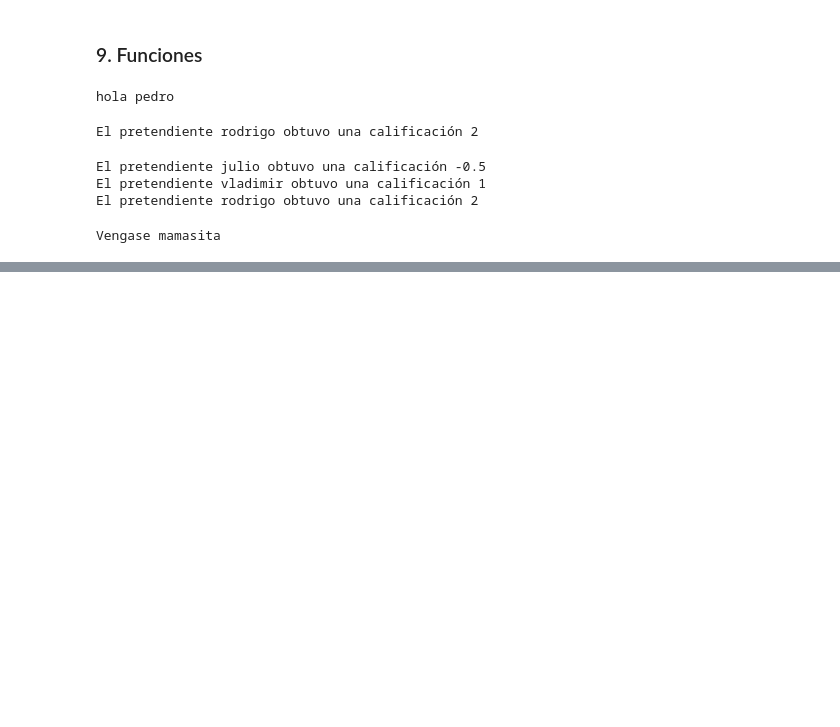
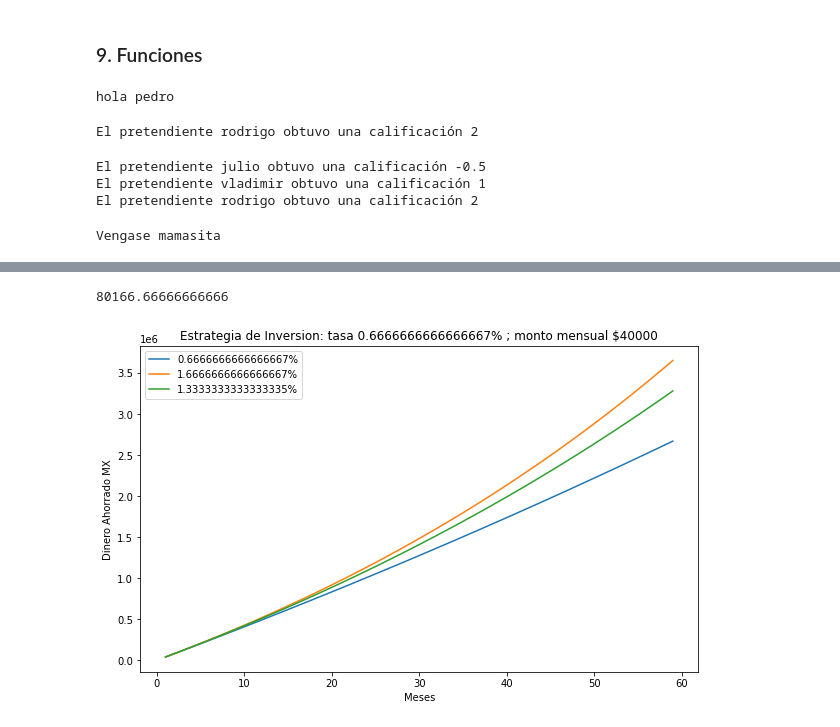
Before and after one commit to blankhall98/zero2hero-PythonCripto, a Jupyter notebook: Introducción a Python.ipynb, the cells around one changed output, grey strips where cells are left out. Cells and saved outputs as stored; diff of their text form; code cells hidden in the pictures; blank space fills up the shorter version.

```diff
--- a/Introducción a Python.ipynb
+++ b/Introducción a Python.ipynb
@@ -385,0 +449,55 @@ Vengase mamasita
+# %%
+tasa_mensual_cete = 0.08/12
+inflacion = .03/12
+ahorro_mensual = 1000
+
+# am = ahorro mensual
+# tmc = tasa mensual cete
+# inf = inflacion mensual promedio
+# t = tiempo
+
+def ahorroCete(am,tmc,inf,t):
+    ahorro = [0]
+    for i in range(t):
+        nv = ahorro[i]*(1+(tmc-inf)) + am
+        ahorro.append(nv)
+    return ahorro[-1]
+# %%
+ahorroCete(ahorro_mensual,tasa_mensual_cete,inflacion,2)
+# %% [output]
+80166.66666666666
+# %%
+#INFORMACION DE INVERSION
+tmc1 = 0.08/12
+tmc2 = .20/12
+tmc3 = .16/12
+ahorro_mensual = 40000
+inf = .03/12
+
+#LISTAS
+meses = range(1,60)
+
+#ESTRETEGIA DE AHORRO
+ahorro1 = [ahorroCete(ahorro_mensual,tmc1,inf,m) for m in meses]
+ahorro2 = [ahorroCete(ahorro_mensual,tmc2,inf,m) for m in meses]
+ahorro3 = [ahorroCete(ahorro_mensual,tmc3,inf,m) for m in meses]
+
+#GRAFICA
+plt.figure(figsize = (10,6))
+
+#graficar la figura
+plt.plot(meses,ahorro1,label=f'{tmc1*100}%')
+plt.plot(meses,ahorro2,label=f'{tmc2*100}%')
+plt.plot(meses,ahorro3,label=f'{tmc3*100}%')
+
+#ejes
+plt.title(f'Estrategia de Inversion: tasa {tmc1*100}% ; monto mensual ${ahorro_mensual}')
+plt.xlabel('Meses')
+plt.ylabel('Dinero Ahorrado MX')
+
+#leyenda
+plt.legend()
+
+plt.show()
+# %% [output]
+[figure, added]
```
Also changed, not shown: parts of 14 cells of this notebook.
